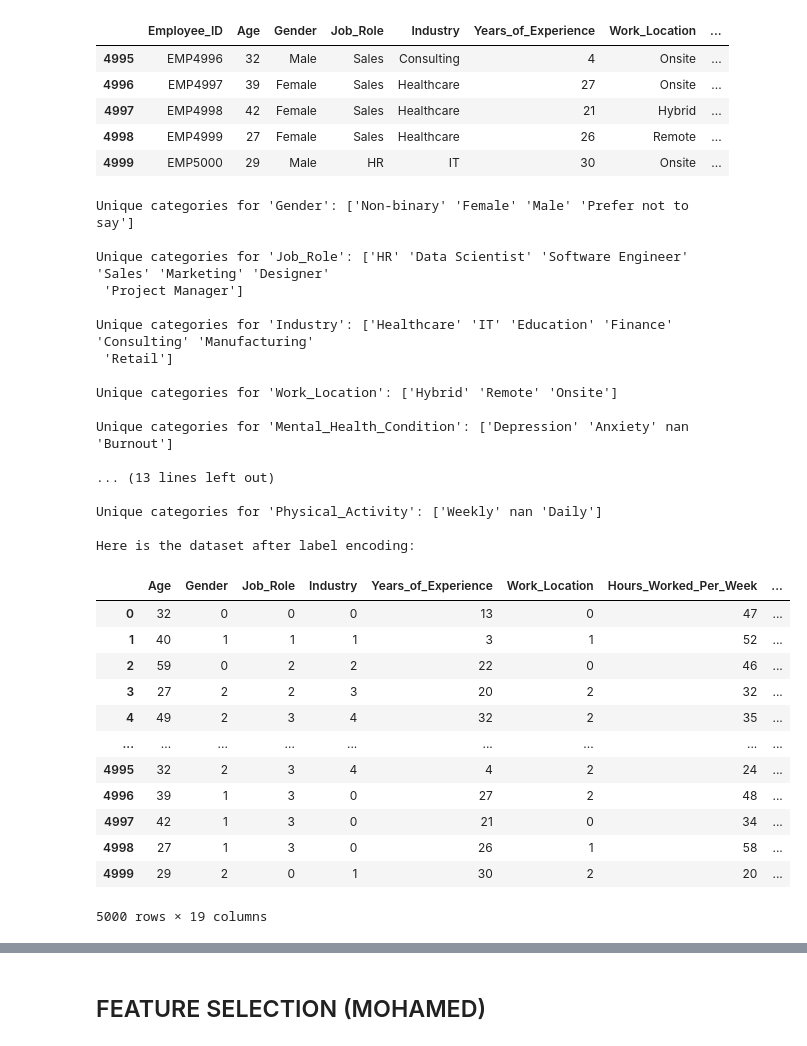
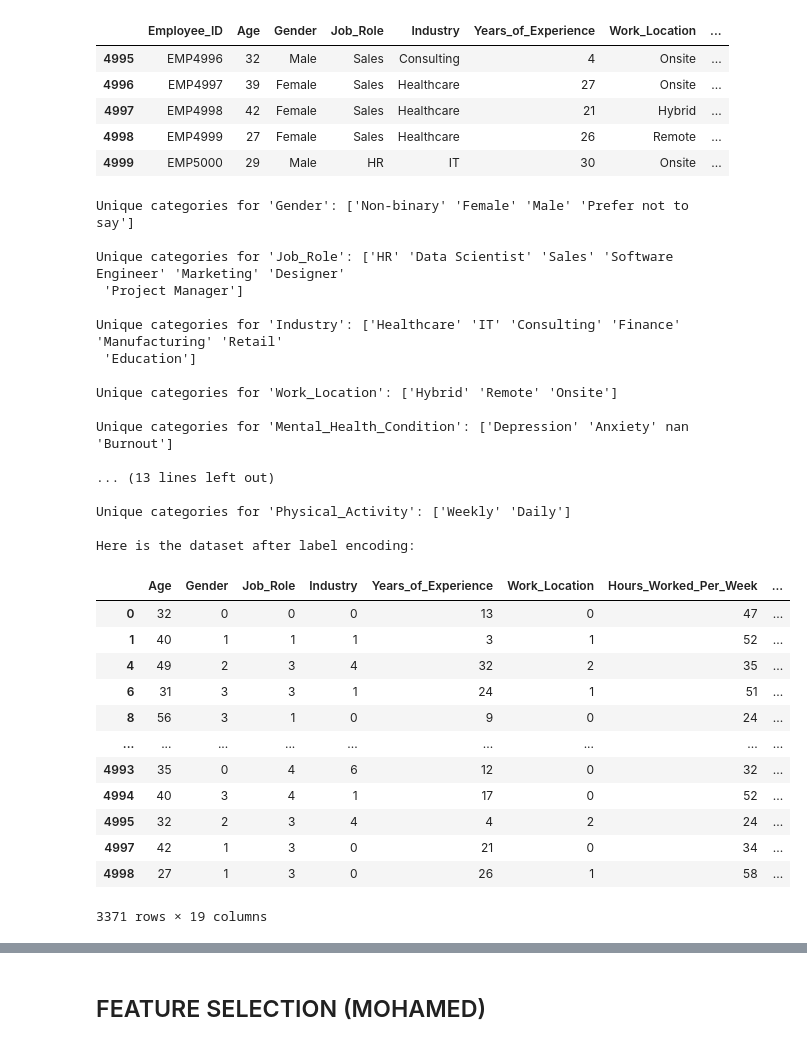
Before and after one commit to johnnyhuyhuynh/MindSpace, a Jupyter notebook: MindSpace-test.ipynb, the cells around one changed output, grey strips where cells are left out. Cells and saved outputs as stored; diff of their text form; code cells hidden in the pictures.

```diff
--- a/MindSpace-test.ipynb
+++ b/MindSpace-test.ipynb
@@ -57,6 +57,9 @@ None
 #### Data preprocessing ####
 import matplotlib.pyplot as plt
 import seaborn as sns
+
+# Remove entire rows if there is a NaN in columns other than Mental_Health_Condition
+df = df.dropna(subset=[col for col in df.columns if col != "Mental_Health_Condition"])
 
 # Label encoding #
 df = df.drop('Employee_ID', axis=1) # Employee_ID is just another index, we dont need.
@@ -154,47 +157,47 @@ mappings = {
         'Weekly': 1,
         np.nan: 2
     }
 }
 
 # Step 2: Apply the mappings to the DataFrame
 for column, mapping in mappings.items():
     if column in df.columns:
         df[column] = df[column].map(mapping)
 
 # If youre wondering why I did a manual mapping instead of using LabelEncoder, its because I tried LabelEncoder and its labels didn't make sense. They didn't follow the heirarchy of the categories.
 print('Here is the dataset after label encoding:')
 display(df)
 # %% [output]
 Unique categories for 'Gender': ['Non-binary' 'Female' 'Male' 'Prefer not to say']
 
-Unique categories for 'Job_Role': ['HR' 'Data Scientist' 'Software Engineer' 'Sales' 'Marketing' 'Designer'
+Unique categories for 'Job_Role': ['HR' 'Data Scientist' 'Sales' 'Software Engineer' 'Marketing' 'Designer'
  'Project Manager']
 
-Unique categories for 'Industry': ['Healthcare' 'IT' 'Education' 'Finance' 'Consulting' 'Manufacturing'
- 'Retail']
+Unique categories for 'Industry': ['Healthcare' 'IT' 'Consulting' 'Finance' 'Manufacturing' 'Retail'
+ 'Education']
 
 Unique categories for 'Work_Location': ['Hybrid' 'Remote' 'Onsite']
 
 Unique categories for 'Mental_Health_Condition': ['Depression' 'Anxiety' nan 'Burnout']
 
 ... (13 lines left out)
 
-Unique categories for 'Physical_Activity': ['Weekly' nan 'Daily']
+Unique categories for 'Physical_Activity': ['Weekly' 'Daily']
 
 Here is the dataset after label encoding:
 |  | Age | Gender | Job_Role | Industry | Years_of_Experience | Work_Location | Hours_Worked_Per_Week | ... |
 | 0 | 32 | 0 | 0 | 0 | 13 | 0 | 47 | ... |
 | 1 | 40 | 1 | 1 | 1 | 3 | 1 | 52 | ... |
-| 2 | 59 | 0 | 2 | 2 | 22 | 0 | 46 | ... |
-| 3 | 27 | 2 | 2 | 3 | 20 | 2 | 32 | ... |
 | 4 | 49 | 2 | 3 | 4 | 32 | 2 | 35 | ... |
+| 6 | 31 | 3 | 3 | 1 | 24 | 1 | 51 | ... |
+| 8 | 56 | 3 | 1 | 0 | 9 | 0 | 24 | ... |
 | ... | ... | ... | ... | ... | ... | ... | ... | ... |
+| 4993 | 35 | 0 | 4 | 6 | 12 | 0 | 32 | ... |
+| 4994 | 40 | 3 | 4 | 1 | 17 | 0 | 52 | ... |
 | 4995 | 32 | 2 | 3 | 4 | 4 | 2 | 24 | ... |
-| 4996 | 39 | 1 | 3 | 0 | 27 | 2 | 48 | ... |
 | 4997 | 42 | 1 | 3 | 0 | 21 | 0 | 34 | ... |
 | 4998 | 27 | 1 | 3 | 0 | 26 | 1 | 58 | ... |
-| 4999 | 29 | 2 | 0 | 1 | 30 | 2 | 20 | ... |
-5000 rows × 19 columns
+3371 rows × 19 columns
 # %%
 # Check for multicolinarity (Mohand):
 
```
Also changed, not shown: parts of 8 cells of this notebook.
